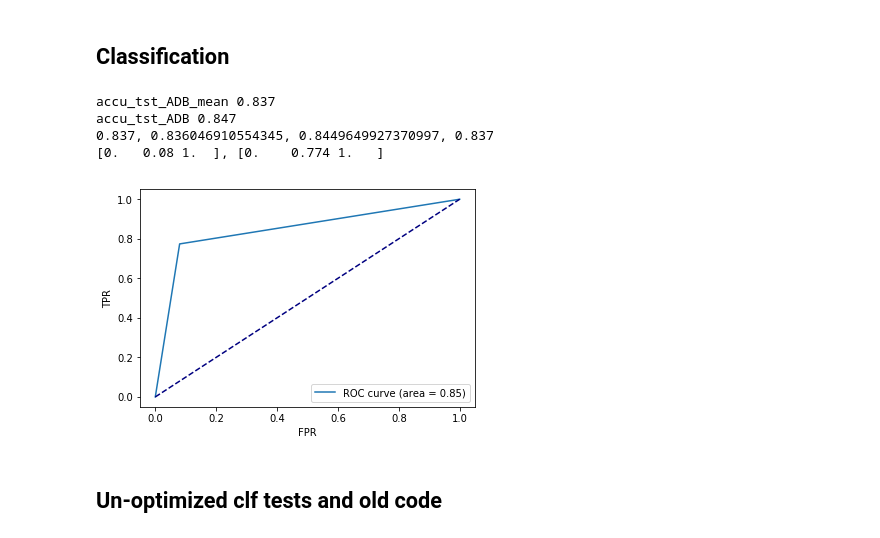
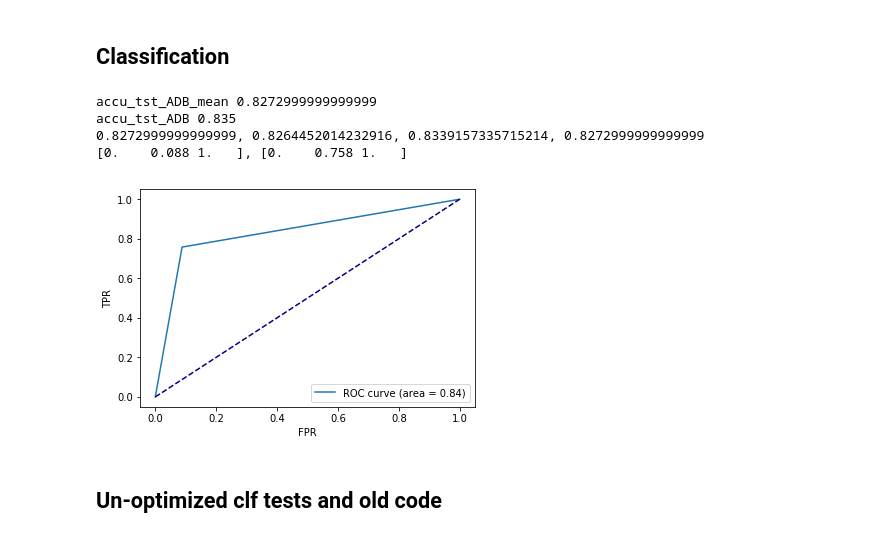
Before and after one commit to allen-n/Opportunistic, a Jupyter notebook: Demo_Dataset.ipynb, the cells around one changed output. Cells and saved outputs as stored; diff of their text form; code cells hidden in the pictures.

Commit message:
Added functionality to get cross validation test scores from piplined models.

```diff
--- a/Demo_Dataset.ipynb
+++ b/Demo_Dataset.ipynb
@@ -121,7 +121,7 @@ importances_mean = pd.DataFrame(importances_mean, columns=ds.features.columns, d
 importances_mean = importances_mean.sort_values(by=0, axis=1, ascending=False)
 
 gfs = 29 # number features to show
-df_importances = drop_threshold(0.50, dataset_features_sel, importances_mean)
+df_importances = drop_threshold(0.60, dataset_features_sel, importances_mean)
 print(df_importances.shape)
 
 # Visualize Importance:
@@ -132,5 +132,7 @@ plt.bar(idx[0:gfs], importances_mean.values[0][0:gfs])
 plt.xticks(idx[0:gfs], importances_mean.columns[0:gfs], rotation='vertical')
 plt.xlabel('Features')
 plt.ylabel('Importance')
+plt.tight_layout()
+plt.savefig('top-31-tree-features.png', dpi = 100)
 plt.show()
 # %% [output]
@@ -158,7 +160,7 @@ Categorical features shape: (98908, 0)
 # dfs = [dataset_features_cont.copy(), dataset_features_disc.copy(), dataset_features_onehot.copy()]
 dfs_out = [dataset_features_cont.copy(), dataset_features_onehot.copy()]
 pca_dfs = []
-gfs = 15 # Number of features to graph
+gfs = 20 # Number of features to graph
 gfs -= 1
 i = 0
 for df in dfs_out:
@@ -180,7 +182,11 @@ for df in dfs_out:
     plt.xlabel('Features')
     plt.ylabel('Variance')
     i+=1
+    plt.tight_layout()
+    name = 'pca-features' + str(i) + '.png'
+    plt.savefig(name, dpi = 100)
     plt.show()
 
+
 # print(pca_dfs.shape)
 # %% [output]
@@ -191,7 +198,7 @@ for df in dfs_out:
 pca_dfs_out = []
 
 for i in range(len(pca_dfs)):
-    pca_dfs_out.append(drop_threshold(0.95, dfs_out[i] ,pca_dfs[i]))
+    pca_dfs_out.append(drop_threshold(0.85, dfs_out[i] ,pca_dfs[i]))
 
 for df in pca_dfs_out:
     print(df.shape)
@@ -325,7 +377,7 @@ clf_all loaded from gridsearch.pickle.
 # %%
 accumilator = []
 reports = []
-num_tests = 2
+num_tests = 10
 for i in range(num_tests):
     features_trn, targets_trn = get_batch(n_size=5000, phase='train')
     features_tst, targets_tst = get_batch(n_size=1000, phase='test')
@@ -336,15 +388,15 @@ for i in range(num_tests):
     #           solver='liblinear', tol=0.0001, verbose=0, warm_start=False)
     # clf_adb = AdaBoostRegressor(base_estimator=base, n_estimators=60, loss='linear')
 
-    clf_adb = RandomForestClassifier(bootstrap=True, class_weight=None, criterion='gini',
-                max_depth=None, max_features=0.65, max_leaf_nodes=None,
-                min_impurity_decrease=0.0, min_impurity_split=None,
-                min_samples_leaf=14, min_samples_split=7,
-                min_weight_fraction_leaf=0.0, n_estimators=90, n_jobs=None,
-                oob_score=False, random_state=None, verbose=0,
-                warm_start=False)
+#     clf_adb = RandomForestClassifier(bootstrap=True, class_weight=None, criterion='gini',
+#                 max_depth=None, max_features=0.65, max_leaf_nodes=None,
+#                 min_impurity_decrease=0.0, min_impurity_split=None,
+#                 min_samples_leaf=14, min_samples_split=7,
+#                 min_weight_fraction_leaf=0.0, n_estimators=90, n_jobs=None,
+#                 oob_score=False, random_state=None, verbose=0,
+#                 warm_start=False)
 
-    # clf_adb = clf_all.best_estimator_
+    clf_adb = clf_all.best_estimator_
 
     clf_adb.fit(features_trn, targets_trn)
     preds_tst = clf_adb.predict(features_tst)
@@ -361,38 +413,38 @@ print('accu_tst_ADB', accu)
 print("%s, %s, %s, %s" % (
     accumilator.mean(),
     reports.loc['f1-score', 'weighted avg'],
     reports.loc['precision', 'weighted avg'],
     reports.loc['recall', 'weighted avg']))
 fpr, tpr, thresholds = metrics.roc_curve(targets_tst, preds_tst)
 print("%s, %s" %(fpr,tpr))
 plt.plot(fpr, tpr, label='ROC curve (area = %0.2f)' % metrics.auc(fpr, tpr))
 plt.plot([0, 1], [0, 1], color='navy', linestyle='--')
 plt.xlabel('FPR')
 plt.ylabel('TPR')
 plt.legend(loc="lower right")
 plt.show()
 
 
 # clf_adb = clf_all.best_estimator_
 # clf_adb.fit(features_trn, targets_trn)
 # preds_tst = clf_adb.predict(features_tst)
 # accu = np.mean(preds_tst==targets_tst)
 # print('accu_tst_ADB', accu)
 # print(classification_report(targets_tst, preds_tst))
 # fpr, tpr, thresholds = metrics.roc_curve(targets_tst, preds_tst)
 # print("%s, %s" %(fpr,tpr))
 # plt.plot(fpr, tpr, label='ROC curve (area = %0.2f)' % metrics.auc(fpr, tpr))
 # plt.plot([0, 1], [0, 1], color='navy', linestyle='--')
 # plt.xlabel('FPR')
 # plt.ylabel('TPR')
 # plt.legend(loc="lower right")
 # plt.show()
 # %% [output]
-accu_tst_ADB_mean 0.837
-accu_tst_ADB 0.847
-0.837, 0.836046910554345, 0.8449649927370997, 0.837
-[0.   0.08 1.  ], [0.    0.774 1.   ]
+accu_tst_ADB_mean 0.8272999999999999
+accu_tst_ADB 0.835
+0.8272999999999999, 0.8264452014232916, 0.8339157335715214, 0.8272999999999999
+[0.    0.088 1.   ], [0.    0.758 1.   ]
-[figure, old version]
+[figure, new version]
 # %% [markdown]
 ## Un-optimized clf tests and old code
 # %%
```
Also changed, not shown: parts of 9 cells of this notebook, 4 other files.
